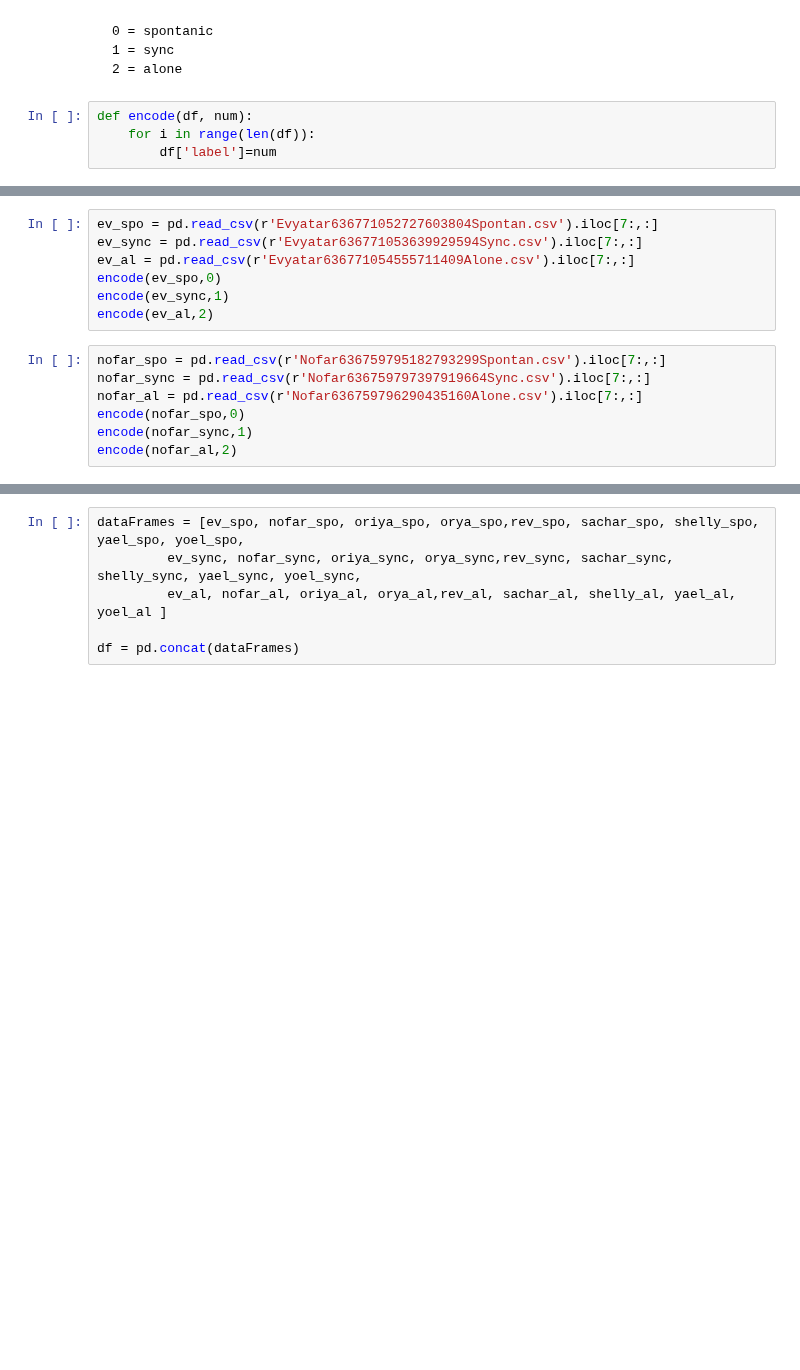
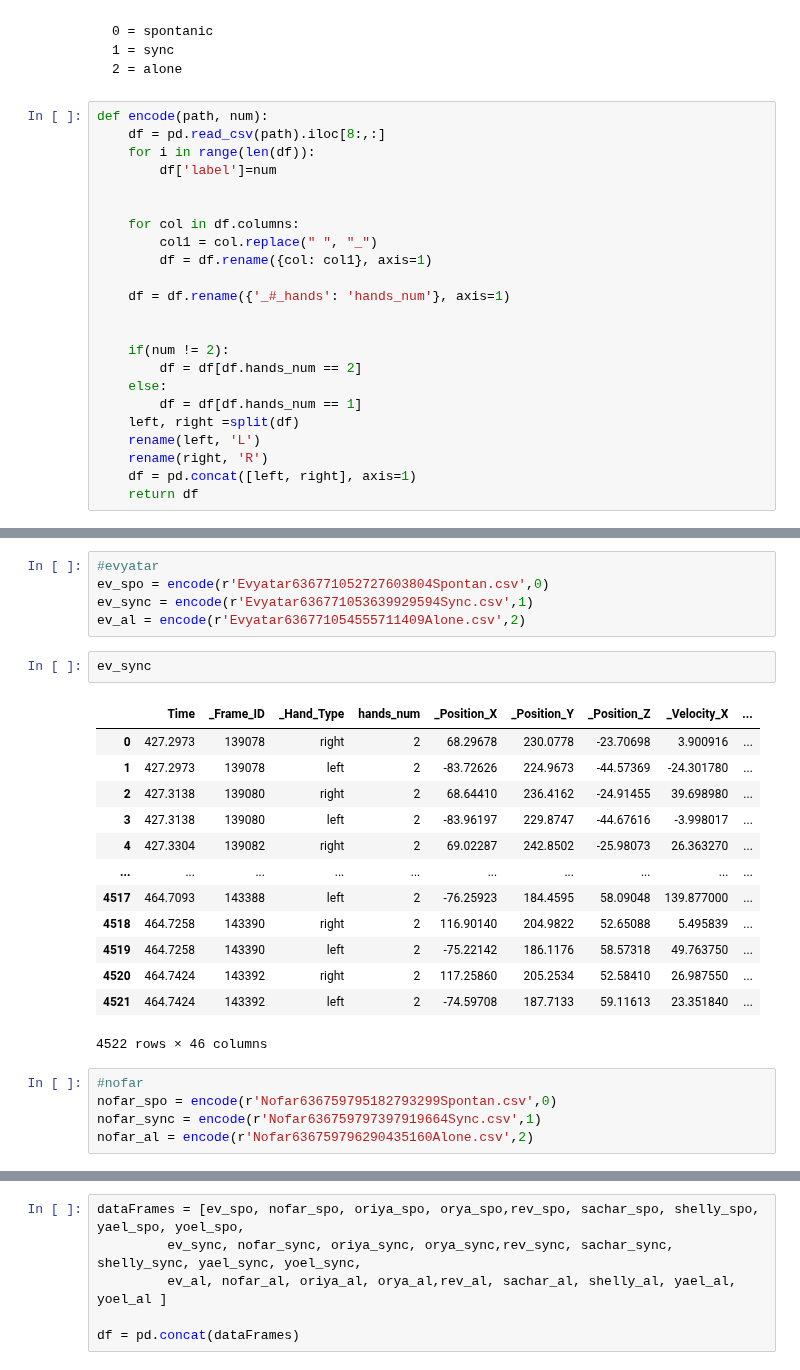
Before and after one commit to renanarimon/ML, a Jupyter notebook: a hands.ipynb, the cells around one changed output, grey strips where cells are left out. Cells and saved outputs as stored; diff of their text form; blank space fills up the shorter version.

```diff
--- a/a hands.ipynb
+++ b/a hands.ipynb
@@ -21,7 +21,26 @@ from sklearn.preprocessing import StandardScaler
     0 = spontanic
     1 = sync
     2 = alone
-# %%
-def encode(df, num):
-    for i in range(len(df)):
-        df['label']=num
+# %%
+def encode(path, num):
+    df = pd.read_csv(path).iloc[8:,:]
+    for i in range(len(df)):
+        df['label']=num
+
+
+    for col in df.columns:
+        col1 = col.replace(" ", "_")
+        df = df.rename({col: col1}, axis=1)
+
+    df = df.rename({'_#_hands': 'hands_num'}, axis=1)
+
+
+    if(num != 2):
+        df = df[df.hands_num == 2]
+    else:
+        df = df[df.hands_num == 1]
+    left, right =split(df)
+    rename(left, 'L')
+    rename(right, 'R')
+    df = pd.concat([left, right], axis=1)
+    return df
@@ -28,15 +82,27 @@ def encode(df, num):
 # %%
-ev_spo = pd.read_csv(r'Evyatar636771052727603804Spontan.csv').iloc[7:,:]
-ev_sync = pd.read_csv(r'Evyatar636771053639929594Sync.csv').iloc[7:,:]
-ev_al = pd.read_csv(r'Evyatar636771054555711409Alone.csv').iloc[7:,:]
-encode(ev_spo,0)
-encode(ev_sync,1)
-encode(ev_al,2)
+#evyatar
+ev_spo = encode(r'Evyatar636771052727603804Spontan.csv',0)
+ev_sync = encode(r'Evyatar636771053639929594Sync.csv',1)
+ev_al = encode(r'Evyatar636771054555711409Alone.csv',2)
+# %%
+ev_sync
+# %% [output]
+|  | Time | _Frame_ID | _Hand_Type | hands_num | _Position_X | _Position_Y | _Position_Z | _Velocity_X | ... |
+| 0 | 427.2973 | 139078 | right | 2 | 68.29678 | 230.0778 | -23.70698 | 3.900916 | ... |
+| 1 | 427.2973 | 139078 | left | 2 | -83.72626 | 224.9673 | -44.57369 | -24.301780 | ... |
+| 2 | 427.3138 | 139080 | right | 2 | 68.64410 | 236.4162 | -24.91455 | 39.698980 | ... |
+| 3 | 427.3138 | 139080 | left | 2 | -83.96197 | 229.8747 | -44.67616 | -3.998017 | ... |
+| 4 | 427.3304 | 139082 | right | 2 | 69.02287 | 242.8502 | -25.98073 | 26.363270 | ... |
+| ... | ... | ... | ... | ... | ... | ... | ... | ... | ... |
+| 4517 | 464.7093 | 143388 | left | 2 | -76.25923 | 184.4595 | 58.09048 | 139.877000 | ... |
+| 4518 | 464.7258 | 143390 | right | 2 | 116.90140 | 204.9822 | 52.65088 | 5.495839 | ... |
+| 4519 | 464.7258 | 143390 | left | 2 | -75.22142 | 186.1176 | 58.57318 | 49.763750 | ... |
+| 4520 | 464.7424 | 143392 | right | 2 | 117.25860 | 205.2534 | 52.58410 | 26.987550 | ... |
+| 4521 | 464.7424 | 143392 | left | 2 | -74.59708 | 187.7133 | 59.11613 | 23.351840 | ... |
+4522 rows × 46 columns
 # %%
-nofar_spo = pd.read_csv(r'Nofar636759795182793299Spontan.csv').iloc[7:,:]
-nofar_sync = pd.read_csv(r'Nofar636759797397919664Sync.csv').iloc[7:,:]
-nofar_al = pd.read_csv(r'Nofar636759796290435160Alone.csv').iloc[7:,:]
-encode(nofar_spo,0)
-encode(nofar_sync,1)
-encode(nofar_al,2)
+#nofar
+nofar_spo = encode(r'Nofar636759795182793299Spontan.csv',0)
+nofar_sync = encode(r'Nofar636759797397919664Sync.csv',1)
+nofar_al = encode(r'Nofar636759796290435160Alone.csv',2)
 # %%
```
Also changed, not shown: parts of 12 cells of this notebook.
